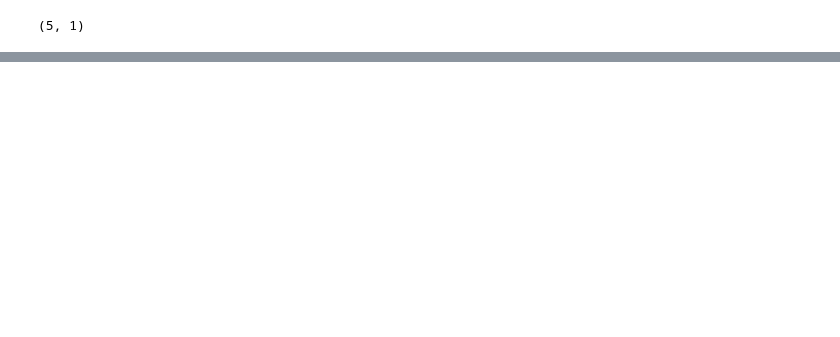
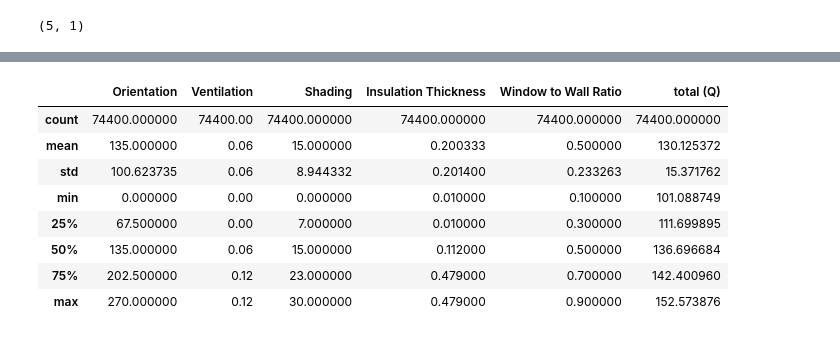
Before and after one commit to Cyrusss-D/ict4building, a Jupyter notebook: Optimization/regression.ipynb, the cells around one changed output, grey strips where cells are left out. Cells and saved outputs as stored; diff of their text form; code cells hidden in the pictures; blank space fills up the shorter version.

```diff
--- a/Optimization/regression.ipynb
+++ b/Optimization/regression.ipynb
@@ -114,22 +104,19 @@ the optimum weight vector is:
 # %%
-"""[[-0.01635244]
- [ 0.04368801]
- [ 0.03014918]
- [-0.76139496]
- [ 0.1547268 ]]
-
- [[-0.01942819]
- [ 0.02405054]
- [ 0.0227179 ]
- [-0.77846603]
- [ 0.14416589]]
- """
-
-w=np.array([[-0.01635244],
- [ 0.04368801],
- [ 0.03014918],
- [-0.76139496],
- [ 0.1547268 ],])
+'''w=np.array([[-0.01942819],
+ [ 0.02405054],
+ [ 0.02271791],
+ [-0.77846603],
+ [ 0.14416589],])'''
+'''w=np.array([[-0.07657716],
+ [ 0.03720988],
+ [-0.02415487],
+ [-0.73439275],
+ [ 0.44391246]])'''
+w=np.array([[ 0.06075165],
+ [ 0.14680401],
+ [-0.13778623],
+ [-0.72204179],
+ [ 0.04748089]])
 w.shape
 # %% [output]
 (5, 1)
@@ -193,0 +183,12 @@ with np.printoptions(precision=3, suppress=True):
+# %%
+samples["total (Q)"] = total_Q_denorm
+# %% [output]
+|  | Orientation | Ventilation | Shading | Insulation Thickness | Window to Wall Ratio | total (Q) |
+| count | 74400.000000 | 74400.00 | 74400.000000 | 74400.000000 | 74400.000000 | 74400.000000 |
+| mean | 135.000000 | 0.06 | 15.000000 | 0.200333 | 0.500000 | 130.125372 |
+| std | 100.623735 | 0.06 | 8.944332 | 0.201400 | 0.233263 | 15.371762 |
+| min | 0.000000 | 0.00 | 0.000000 | 0.010000 | 0.100000 | 101.088749 |
+| 25% | 67.500000 | 0.00 | 7.000000 | 0.010000 | 0.300000 | 111.699895 |
+| 50% | 135.000000 | 0.06 | 15.000000 | 0.112000 | 0.500000 | 136.696684 |
+| 75% | 202.500000 | 0.12 | 23.000000 | 0.479000 | 0.700000 | 142.400960 |
+| max | 270.000000 | 0.12 | 30.000000 | 0.479000 | 0.900000 | 152.573876 |
```
Also changed, not shown: parts of 13 cells of this notebook.
